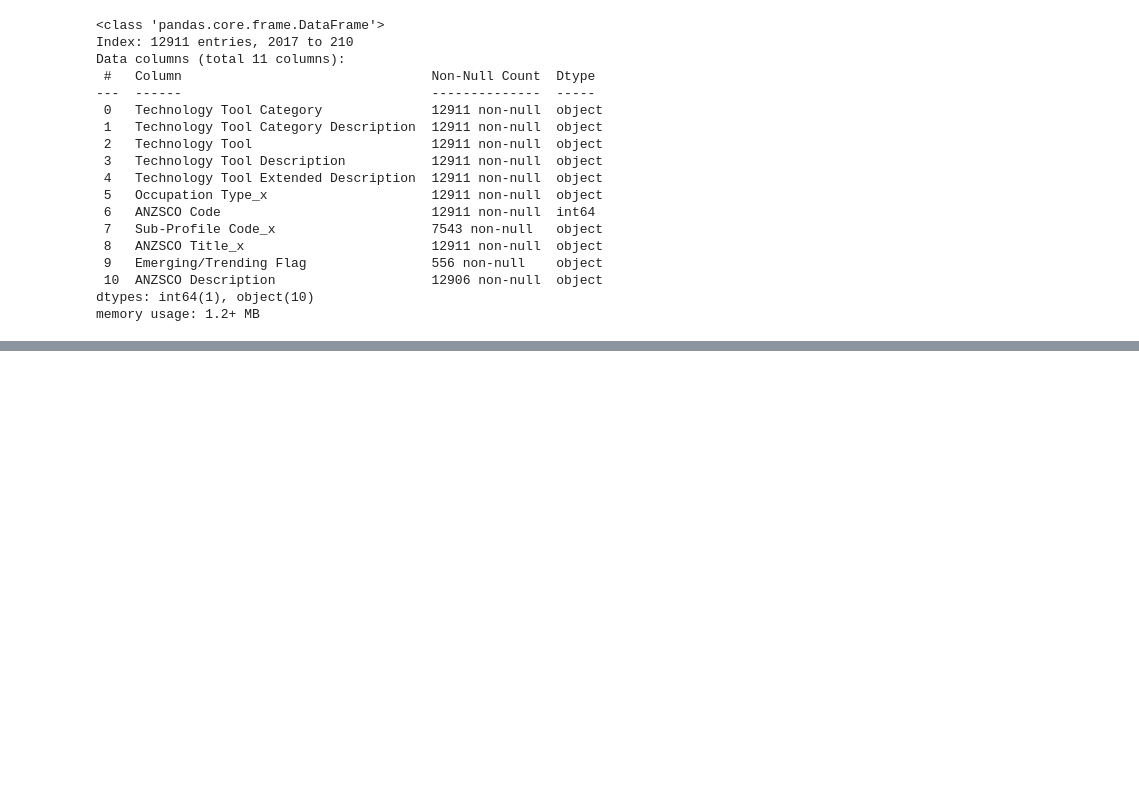
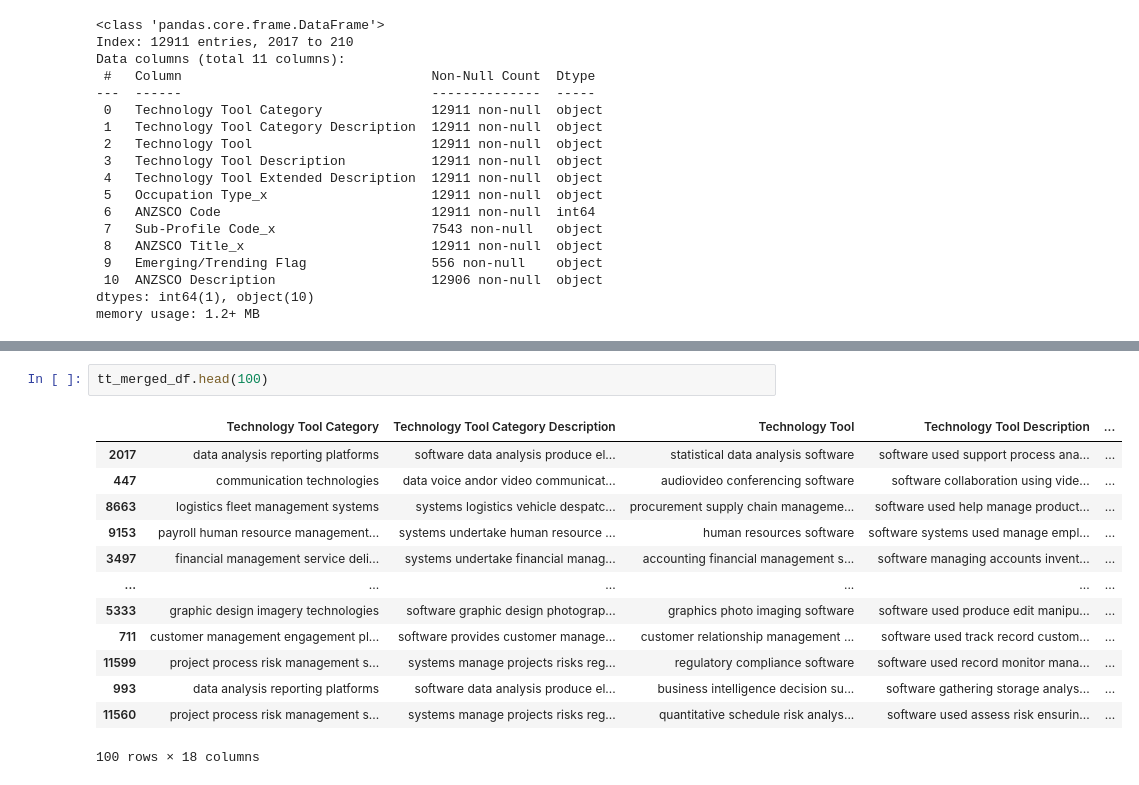
Before and after one commit to SidArora01/TextAnalysis-NLP-AT1, a Jupyter notebook: Initial EDA.ipynb, the cells around one changed output, grey strips where cells are left out. Saved outputs shown, nothing was run; the diff lists cells and outputs as text; blank space fills up the shorter version.

```diff
--- a/Initial EDA.ipynb
+++ b/Initial EDA.ipynb
@@ -871,0 +930,16 @@ KeyError: 'Technology Tool Category'
+# %%
+tt_merged_df.head(100)
+# %% [output]
+|  | Technology Tool Category | Technology Tool Category Description | Technology Tool | Technology Tool Description | ... |
+| 2017 | data analysis reporting platforms | software data analysis produce el... | statistical data analysis software | software used support process ana... | ... |
+| 447 | communication technologies | data voice andor video communicat... | audiovideo conferencing software | software collaboration using vide... | ... |
+| 8663 | logistics fleet management systems | systems logistics vehicle despatc... | procurement supply chain manageme... | software used help manage product... | ... |
+| 9153 | payroll human resource management... | systems undertake human resource ... | human resources software | software systems used manage empl... | ... |
+| 3497 | financial management service deli... | systems undertake financial manag... | accounting financial management s... | software managing accounts invent... | ... |
+| ... | ... | ... | ... | ... | ... |
+| 5333 | graphic design imagery technologies | software graphic design photograp... | graphics photo imaging software | software used produce edit manipu... | ... |
+| 711 | customer management engagement pl... | software provides customer manage... | customer relationship management ... | software used track record custom... | ... |
+| 11599 | project process risk management s... | systems manage projects risks reg... | regulatory compliance software | software used record monitor mana... | ... |
+| 993 | data analysis reporting platforms | software data analysis produce el... | business intelligence decision su... | software gathering storage analys... | ... |
+| 11560 | project process risk management s... | systems manage projects risks reg... | quantitative schedule risk analys... | software used assess risk ensurin... | ... |
+100 rows × 18 columns
```
Also changed, not shown: parts of 41 cells of this notebook.
